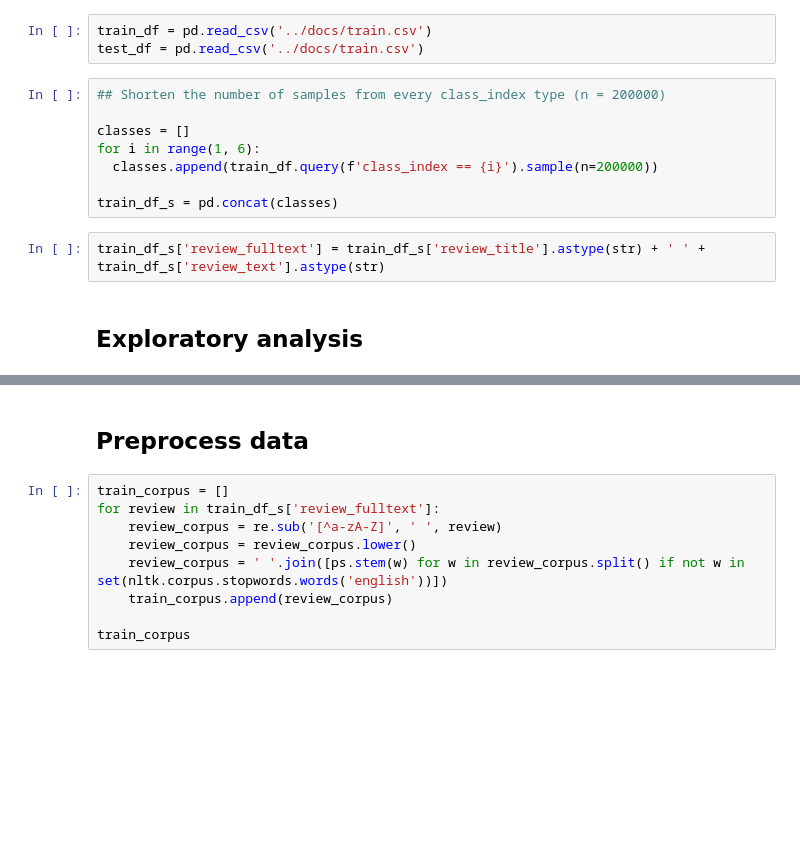
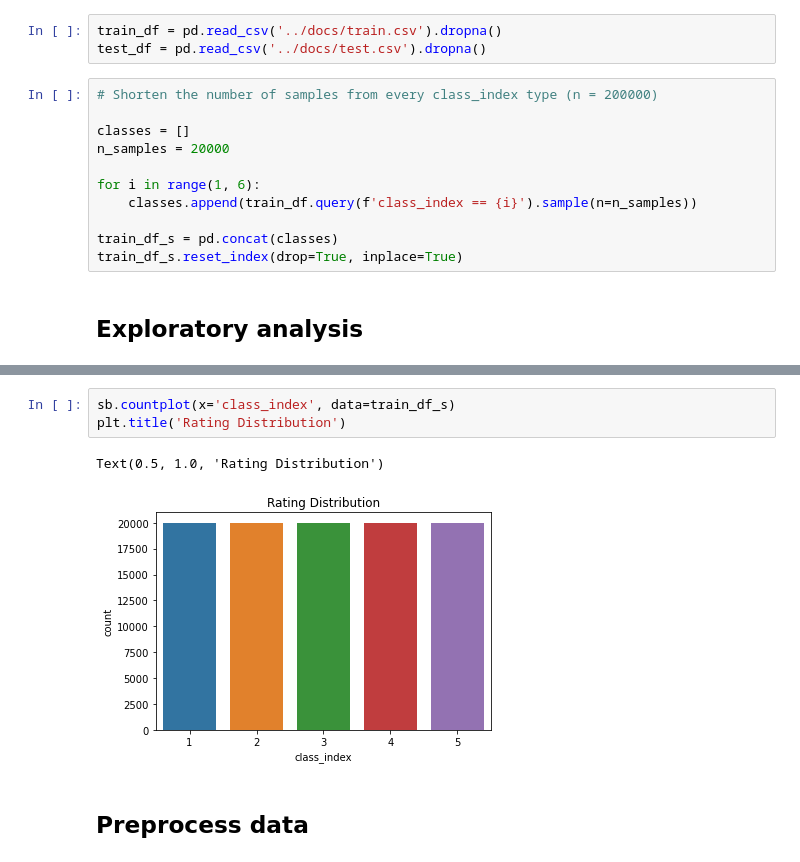
Before and after one commit to JoaoAMarinho/FEUP-IA, a Jupyter notebook: ClassificationProject/src/AmazonReviewsNLP.ipynb, the cells around one changed output, grey strips where cells are left out. Saved outputs shown, nothing was run; the diff lists cells and outputs as text; blank space fills up the shorter version.

```diff
--- a/ClassificationProject/src/AmazonReviewsNLP.ipynb
+++ b/ClassificationProject/src/AmazonReviewsNLP.ipynb
@@ -17,17 +45,18 @@ from sklearn.feature_extraction.text import CountVectorizer
 # %% [markdown]
 ## Dataset
 # %%
-train_df = pd.read_csv('../docs/train.csv')
-test_df = pd.read_csv('../docs/train.csv')
+train_df = pd.read_csv('../docs/train.csv').dropna()
+test_df = pd.read_csv('../docs/test.csv').dropna()
 # %%
-## Shorten the number of samples from every class_index type (n = 200000)
+# Shorten the number of samples from every class_index type (n = 200000)
 
 classes = []
+n_samples = 20000
+
 for i in range(1, 6):
-  classes.append(train_df.query(f'class_index == {i}').sample(n=200000))
+    classes.append(train_df.query(f'class_index == {i}').sample(n=n_samples))
 
 train_df_s = pd.concat(classes)
+train_df_s.reset_index(drop=True, inplace=True)
-# %%
-train_df_s['review_fulltext'] = train_df_s['review_title'].astype(str) + ' ' + train_df_s['review_text'].astype(str)
 # %% [markdown]
 ## Exploratory analysis
@@ -34,11 +71,8 @@ train_df_s['review_fulltext'] = train_df_s['review_title'].astype(str) + ' ' + t
+# %%
+sb.countplot(x='class_index', data=train_df_s)
+plt.title('Rating Distribution')
+# %% [output]
+Text(0.5, 1.0, 'Rating Distribution')
+[figure, added]
 # %% [markdown]
 ## Preprocess data
-# %%
-train_corpus = []
-for review in train_df_s['review_fulltext']:
-    review_corpus = re.sub('[^a-zA-Z]', ' ', review)
-    review_corpus = review_corpus.lower()
-    review_corpus = ' '.join([ps.stem(w) for w in review_corpus.split() if not w in set(nltk.corpus.stopwords.words('english'))])
-    train_corpus.append(review_corpus)
-
-train_corpus
```
Also changed, not shown: parts of 14 cells of this notebook, 1 other file.
